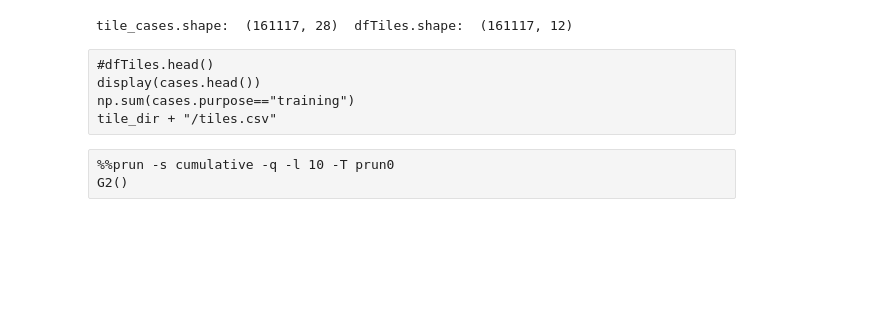
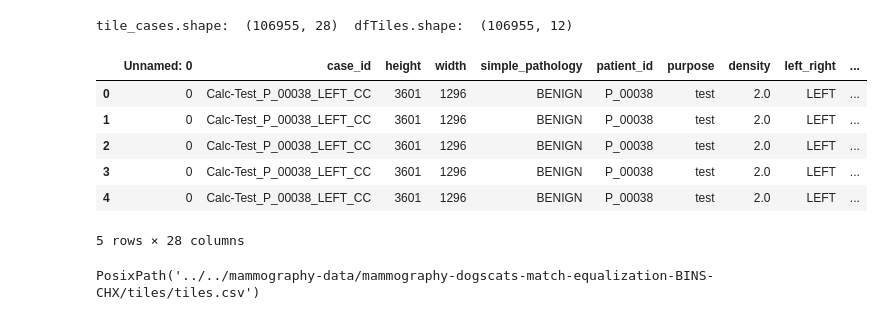
Before and after one commit to kasparlund/mammography, a Jupyter notebook: preprocessing/CBIS_DDSM_xray_tiling.ipynb, the cells around one changed output. Cells and saved outputs as stored; diff of their text form; code cells hidden in the pictures; blank space fills up the shorter version.

```diff
--- a/preprocessing/CBIS_DDSM_xray_tiling.ipynb
+++ b/preprocessing/CBIS_DDSM_xray_tiling.ipynb
@@ -66,3 +53,6 @@ tile_dir            = CBIS_DDSM_dir+"equalized2dg_tiles/"
+# %%
+equalized_dir = commonPath/"mammography-dogscats-match-equalization-BINS-CHX/"
+tile_dir      = commonPath/"mammography-dogscats-match-equalization-BINS-CHX/tiles/"
 # %%
 def simplePlot(img, title, cmap, figsize=(8,8)):
     fig = plt.figure(figsize=figsize )
@@ -204,7 +197,7 @@ def offset2Tiles(of, im_dir, ma_dir, testOrTrain, case_id, im, mask, sz, obsArea
 # %%
 def imageCoord(xy_arrayIndex) : return (xy_arrayIndex[1], xy_arrayIndex[0] )
 #sz :size of the tiles
-def generate_tile2file( im_dir, ma_dir, testOrTrain, case_id, im, mask, tilesPRObservation, sz=[224,224] ):
+def generate_tile2file( im_dir, ma_dir, case_id, im, mask, tilesPRObservation, sz=[256,256] ):
     sz = np.asarray(sz)
 
     #generate tiles on a regular grid
@@ -219,7 +212,7 @@ def generate_tile2file( im_dir, ma_dir, testOrTrain, case_id, im, mask, tilesPRO
             of.append((r,c))
     #print( f"nb tiles:{len(of)} of: {of}")
     #get alle tile that do not overlap with observations (ignoreObs=True)
-    allResult = offset2Tiles(of, im_dir, ma_dir, testOrTrain, case_id, im, mask, sz, obsArea=0, ignoreObs=True)
+    allResult = offset2Tiles(of, im_dir, ma_dir, case_id, im, mask, sz, obsArea=0, ignoreObs=True)
 
     #generate tiles that overlap the observations
     centers,bbs, area = centerOfObs(mask)
@@ -232,7 +225,7 @@ def generate_tile2file( im_dir, ma_dir, testOrTrain, case_id, im, mask, tilesPRO
         #print("b: ", b, " tl_min: ", tl_min, " tl_max: ",tl_max, " inset: ", inset, "area:", round(a/(sz[0]*sz[1]),2) )
 
         of = np.random.uniform( low=tl_min, high=tl_max, size=[tilesPRObservation,2] ).astype(int)
-        result = offset2Tiles(of, im_dir, ma_dir, testOrTrain, case_id, im, mask, sz, obsArea=a, )
+        result = offset2Tiles(of, im_dir, ma_dir, case_id, im, mask, sz, obsArea=a, )
         if allResult is None:    allResult = result
         elif result is not None: allResult = allResult.append( result )
 
@@ -306,10 +340,22 @@ testcases =  [
 cases = cases[ np.isin( cases.case_id, testcases ) ]
 """
 #tile_cases = cases[ np.isin( cases.purpose, ["training"x] ) ]
+start = time.perf_counter()
 
-start = time.clock()
-dfTiles = generateTiles(cases,scaling = 0.5)
-print("runTime ", time.clock() - start )
+#build dataframe with case_id, fnXray, fnMask
+files       = list(equalized_dir.glob("**/full/*/obs_masks/*.png"))
+mskFiles    = {str(f.stem[:-9]):str(f) for f in files}
+
+files       = list(equalized_dir.glob("**/full/*/xrays/*.png"))
+xFiles      = {str(f.stem):str(f) for f in files}
+
+caseFiles   = [ np.asarray([ k, xFiles[k], mskFiles[k] ]) for k in mskFiles.keys() ]
+
+dfCaseFiles = pd.DataFrame(data=caseFiles, columns=["case_id","fnXray","fnMask"])
+dfTiles = generateTiles(dfCaseFiles, Path(tile_dir), len(equalized_dir.parts)+1,  scaling = 0.5)
+
+
+print("runTime ", time.perf_counter() - start )
 
 if dfTiles is not None: print("total number og tiles generated: ", dfTiles.shape)
 # %% [output]
@@ -333,17 +379,21 @@ total number og tiles generated:  (161117, 12)
 # %%
-
 if dfTiles is not None:
     tile_cases = pd.merge(cases, dfTiles, how="right", left_on='case_id', right_on='case_id')
     tile_cases = tile_cases.drop(["obs_id"],axis=1)
-    tile_cases.to_csv(tile_dir + "/tiles.csv", sep=";", index=False)
+    tile_cases.to_csv(tile_dir /"tiles.csv", sep=";", index=False)
     print("tile_cases.shape: ",tile_cases.shape, " dfTiles.shape: ", dfTiles.shape)
 # %% [output]
-tile_cases.shape:  (161117, 28)  dfTiles.shape:  (161117, 12)
+tile_cases.shape:  (106955, 28)  dfTiles.shape:  (106955, 12)
-# %% [raw]
-#dfTiles.head()
-display(cases.head())
-np.sum(cases.purpose=="training")
-tile_dir + "/tiles.csv"
-# %% [raw]
-%%prun -s cumulative -q -l 10 -T prun0
-G2()
+# %%
+#dfTiles.fnImage.head()
+display(tile_cases.head())
+tile_dir  /"tiles.csv"
+# %% [output]
+|  | Unnamed: 0 | case_id | height | width | simple_pathology | patient_id | purpose | density | left_right | ... |
+| 0 | 0 | Calc-Test_P_00038_LEFT_CC | 3601 | 1296 | BENIGN | P_00038 | test | 2.0 | LEFT | ... |
+| 1 | 0 | Calc-Test_P_00038_LEFT_CC | 3601 | 1296 | BENIGN | P_00038 | test | 2.0 | LEFT | ... |
+| 2 | 0 | Calc-Test_P_00038_LEFT_CC | 3601 | 1296 | BENIGN | P_00038 | test | 2.0 | LEFT | ... |
+| 3 | 0 | Calc-Test_P_00038_LEFT_CC | 3601 | 1296 | BENIGN | P_00038 | test | 2.0 | LEFT | ... |
+| 4 | 0 | Calc-Test_P_00038_LEFT_CC | 3601 | 1296 | BENIGN | P_00038 | test | 2.0 | LEFT | ... |
+5 rows × 28 columns
+PosixPath('../../mammography-data/mammography-dogscats-match-equalization-BINS-CHX/tiles/tiles.csv')
```
Also changed, not shown: parts of 9 cells of this notebook, 2 other files.
